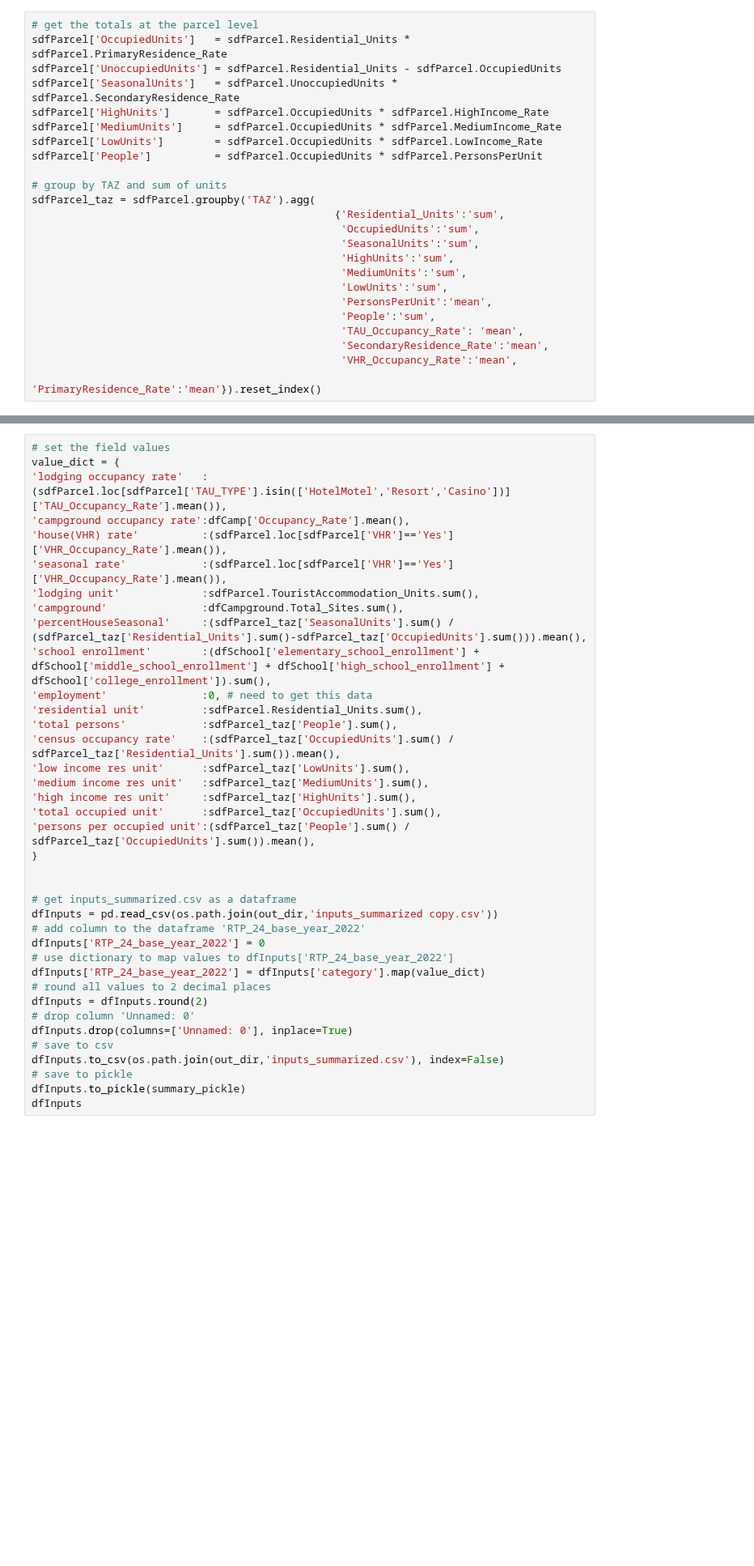
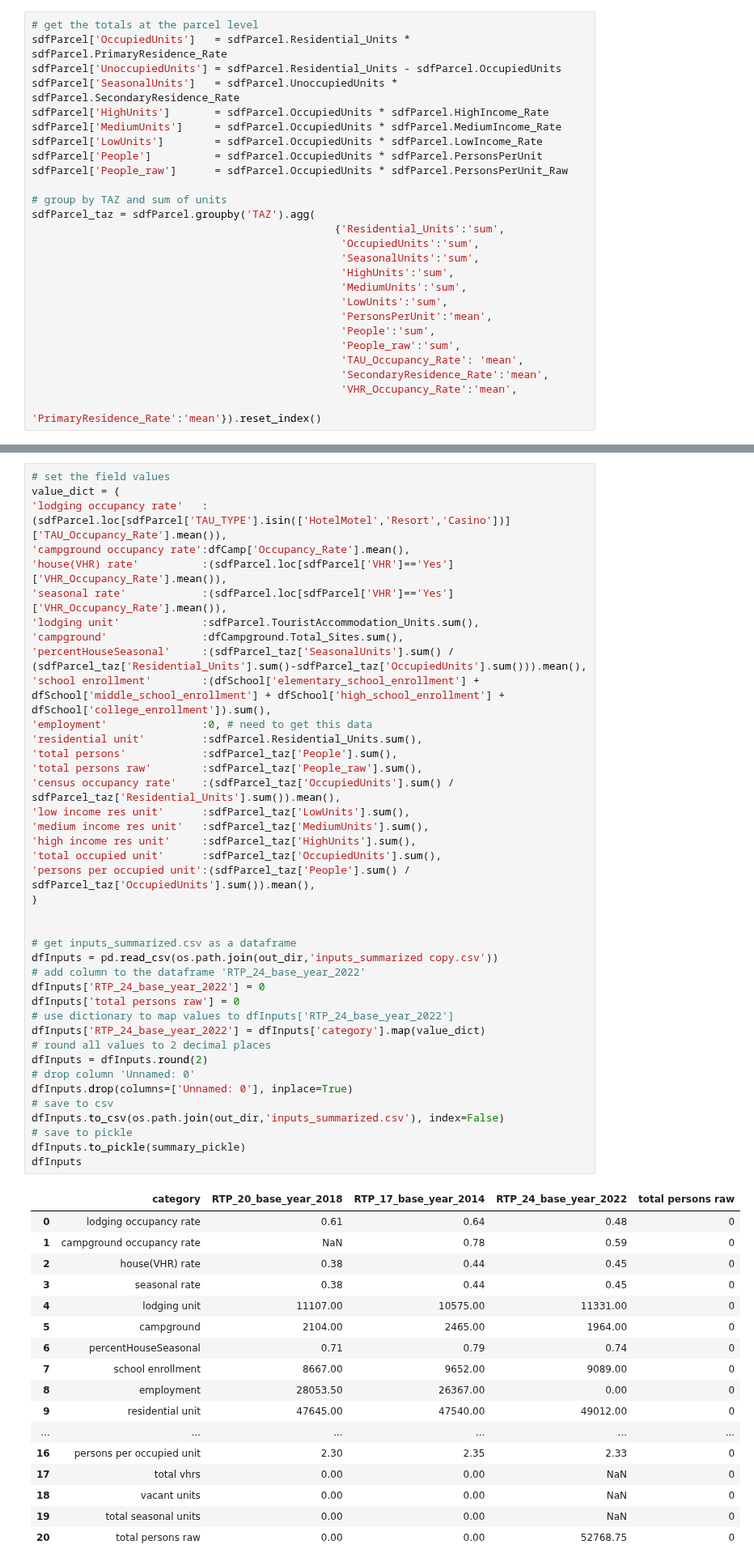
Before and after one commit to trpa-agency/Transportation, a Jupyter notebook: TravelDemandModel/2022/scripts/notebook.ipynb, the cells around one changed output, grey strips where cells are left out. Shown at 81% size. Cells and saved outputs as stored; diff of their text form; blank space fills up the shorter version.

Commit message:
Updated persons per household calculation

```diff
--- a/TravelDemandModel/2022/scripts/notebook.ipynb
+++ b/TravelDemandModel/2022/scripts/notebook.ipynb
@@ -1071,6 +1110,7 @@ sdfParcel['HighUnits']       = sdfParcel.OccupiedUnits * sdfParcel.HighIncome_Ra
 sdfParcel['MediumUnits']     = sdfParcel.OccupiedUnits * sdfParcel.MediumIncome_Rate
 sdfParcel['LowUnits']        = sdfParcel.OccupiedUnits * sdfParcel.LowIncome_Rate
 sdfParcel['People']          = sdfParcel.OccupiedUnits * sdfParcel.PersonsPerUnit
+sdfParcel['People_raw']      = sdfParcel.OccupiedUnits * sdfParcel.PersonsPerUnit_Raw
 
 # group by TAZ and sum of units
 sdfParcel_taz = sdfParcel.groupby('TAZ').agg(
@@ -1082,6 +1122,7 @@ sdfParcel_taz = sdfParcel.groupby('TAZ').agg(
                                                  'LowUnits':'sum',
                                                  'PersonsPerUnit':'mean',
                                                  'People':'sum',
+                                                 'People_raw':'sum',
                                                  'TAU_Occupancy_Rate': 'mean',
                                                  'SecondaryResidence_Rate':'mean',
                                                  'VHR_Occupancy_Rate':'mean',
@@ -1229,33 +1270,53 @@ value_dict = {
 'campground'               :dfCampground.Total_Sites.sum(),
 'percentHouseSeasonal'     :(sdfParcel_taz['SeasonalUnits'].sum() / (sdfParcel_taz['Residential_Units'].sum()-sdfParcel_taz['OccupiedUnits'].sum())).mean(),
 'school enrollment'        :(dfSchool['elementary_school_enrollment'] + dfSchool['middle_school_enrollment'] + dfSchool['high_school_enrollment'] + dfSchool['college_enrollment']).sum(),
 'employment'               :0, # need to get this data
 'residential unit'         :sdfParcel.Residential_Units.sum(),
 'total persons'            :sdfParcel_taz['People'].sum(),
+'total persons raw'        :sdfParcel_taz['People_raw'].sum(),
 'census occupancy rate'    :(sdfParcel_taz['OccupiedUnits'].sum() / sdfParcel_taz['Residential_Units'].sum()).mean(),
 'low income res unit'      :sdfParcel_taz['LowUnits'].sum(),
 'medium income res unit'   :sdfParcel_taz['MediumUnits'].sum(),
 'high income res unit'     :sdfParcel_taz['HighUnits'].sum(),
 'total occupied unit'      :sdfParcel_taz['OccupiedUnits'].sum(),
 'persons per occupied unit':(sdfParcel_taz['People'].sum() / sdfParcel_taz['OccupiedUnits'].sum()).mean(),
 }
 
 
 # get inputs_summarized.csv as a dataframe
 dfInputs = pd.read_csv(os.path.join(out_dir,'inputs_summarized copy.csv'))
 # add column to the dataframe 'RTP_24_base_year_2022'
 dfInputs['RTP_24_base_year_2022'] = 0
+dfInputs['total persons raw'] = 0
 # use dictionary to map values to dfInputs['RTP_24_base_year_2022']
 dfInputs['RTP_24_base_year_2022'] = dfInputs['category'].map(value_dict)
 # round all values to 2 decimal places
 dfInputs = dfInputs.round(2)
 # drop column 'Unnamed: 0'
 dfInputs.drop(columns=['Unnamed: 0'], inplace=True)
 # save to csv
 dfInputs.to_csv(os.path.join(out_dir,'inputs_summarized.csv'), index=False)
 # save to pickle
 dfInputs.to_pickle(summary_pickle)
 dfInputs
+# %% [output]
+|  | category | RTP_20_base_year_2018 | RTP_17_base_year_2014 | RTP_24_base_year_2022 | total persons raw |
+| 0 | lodging occupancy rate | 0.61 | 0.64 | 0.48 | 0 |
+| 1 | campground occupancy rate | NaN | 0.78 | 0.59 | 0 |
+| 2 | house(VHR) rate | 0.38 | 0.44 | 0.45 | 0 |
+| 3 | seasonal rate | 0.38 | 0.44 | 0.45 | 0 |
+| 4 | lodging unit | 11107.00 | 10575.00 | 11331.00 | 0 |
+| 5 | campground | 2104.00 | 2465.00 | 1964.00 | 0 |
+| 6 | percentHouseSeasonal | 0.71 | 0.79 | 0.74 | 0 |
+| 7 | school enrollment | 8667.00 | 9652.00 | 9089.00 | 0 |
+| 8 | employment | 28053.50 | 26367.00 | 0.00 | 0 |
+| 9 | residential unit | 47645.00 | 47540.00 | 49012.00 | 0 |
+| ... | ... | ... | ... | ... | ... |
+| 16 | persons per occupied unit | 2.30 | 2.35 | 2.33 | 0 |
+| 17 | total vhrs | 0.00 | 0.00 | NaN | 0 |
+| 18 | vacant units | 0.00 | 0.00 | NaN | 0 |
+| 19 | total seasonal units | 0.00 | 0.00 | NaN | 0 |
+| 20 | total persons raw | 0.00 | 0.00 | 52768.75 | 0 |
 # %%
 sdfParcel1 = pd.read_pickle(parcel_pickle_part1)
 sdfParcel2 = pd.read_pickle(parcel_pickle_part2)
```
Also changed, not shown: parts of 3 cells of this notebook, 6 other files.
